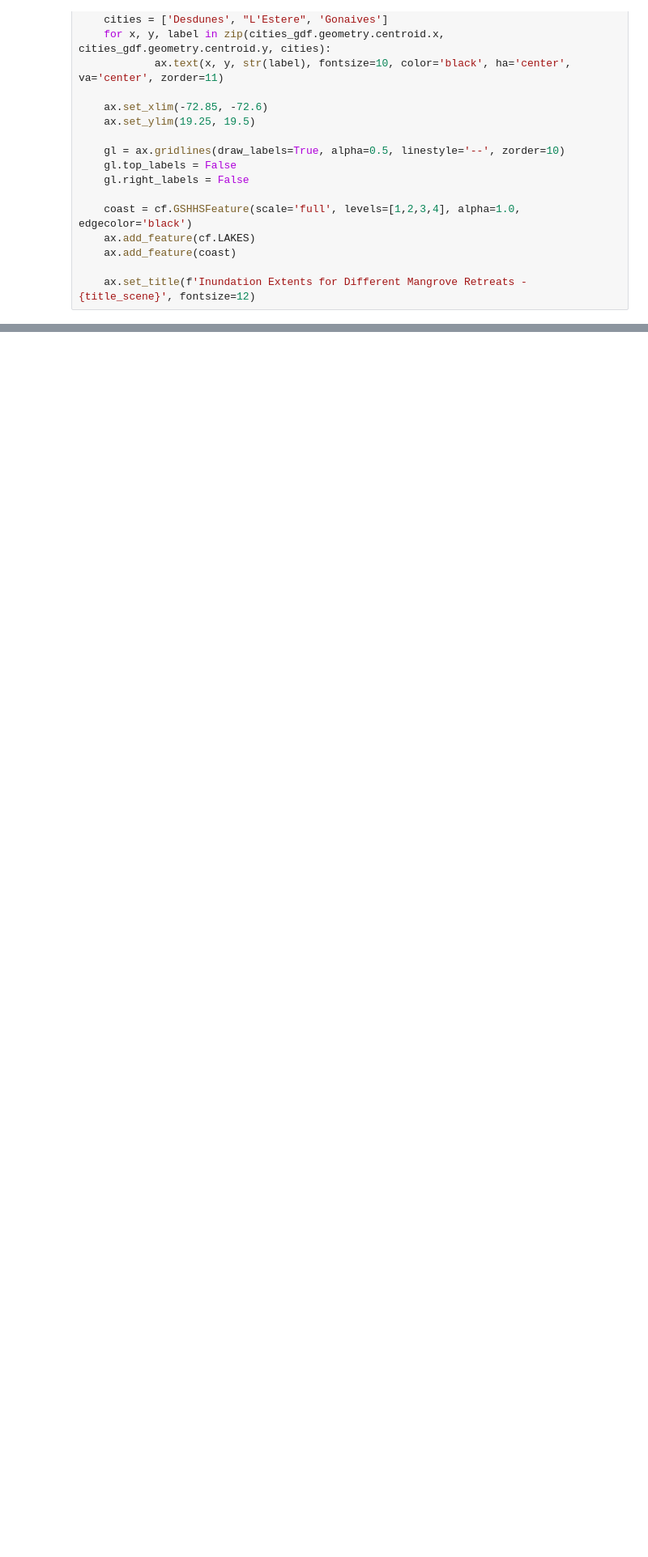
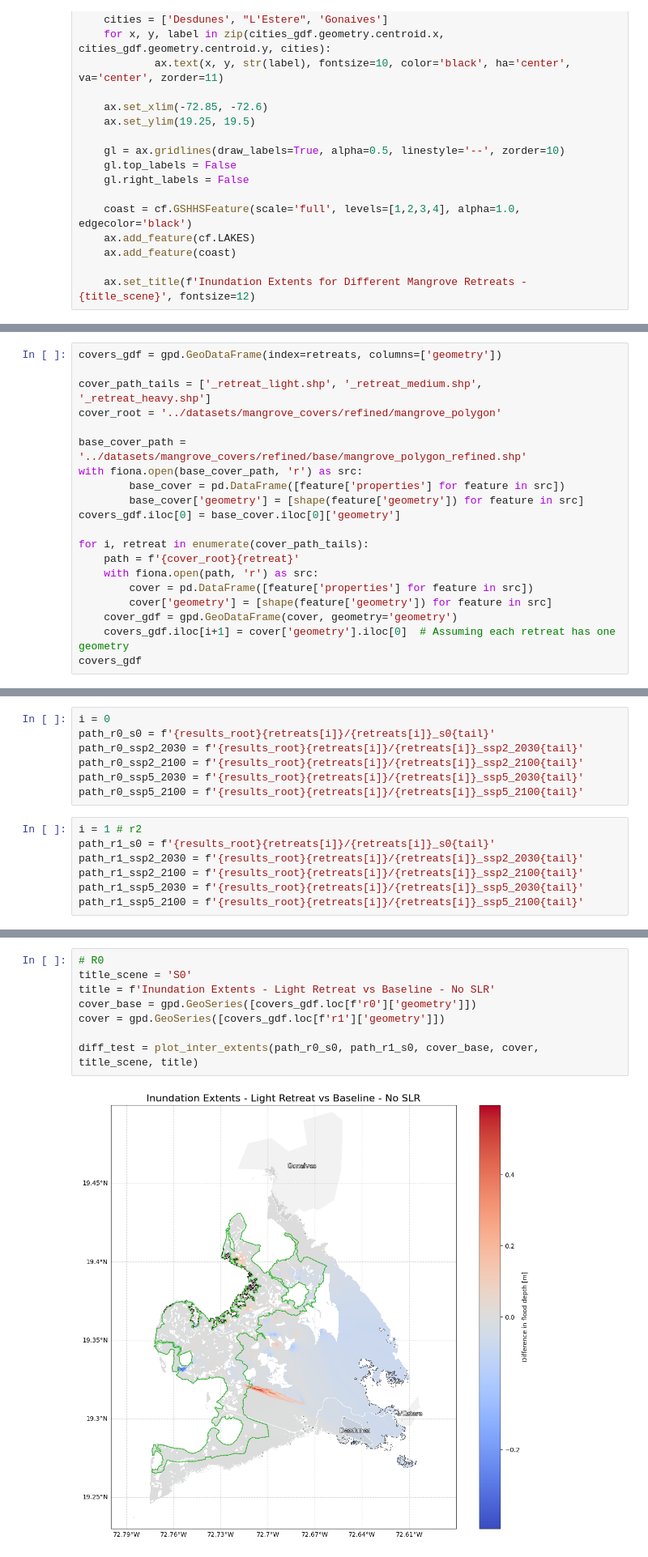
Before and after one commit to aesgeorges/LaGonaveFM, a Jupyter notebook: analysis/retreats.ipynb, the cells around one changed output, grey strips where cells are left out. Shown at 81% size. Cells and saved outputs as stored; diff of their text form; blank space fills up the shorter version.

```diff
--- a/analysis/retreats.ipynb
+++ b/analysis/retreats.ipynb
@@ -142,0 +402,20 @@ plot_flood_extent_comparisons(r0_data, r1_data, r2_data, r3_data,
+# %%
+covers_gdf = gpd.GeoDataFrame(index=retreats, columns=['geometry'])
+
+cover_path_tails = ['_retreat_light.shp', '_retreat_medium.shp', '_retreat_heavy.shp']
+cover_root = '../datasets/mangrove_covers/refined/mangrove_polygon'
+
+base_cover_path = '../datasets/mangrove_covers/refined/base/mangrove_polygon_refined.shp'
+with fiona.open(base_cover_path, 'r') as src:
+        base_cover = pd.DataFrame([feature['properties'] for feature in src])
+        base_cover['geometry'] = [shape(feature['geometry']) for feature in src]
+covers_gdf.iloc[0] = base_cover.iloc[0]['geometry']
+
+for i, retreat in enumerate(cover_path_tails):
+    path = f'{cover_root}{retreat}'
+    with fiona.open(path, 'r') as src:
+        cover = pd.DataFrame([feature['properties'] for feature in src])
+        cover['geometry'] = [shape(feature['geometry']) for feature in src]
+    cover_gdf = gpd.GeoDataFrame(cover, geometry='geometry')
+    covers_gdf.iloc[i+1] = cover['geometry'].iloc[0]  # Assuming each retreat has one geometry
+covers_gdf
@@ -142,0 +428,14 @@ plot_flood_extent_comparisons(r0_data, r1_data, r2_data, r3_data,
+# %%
+i = 0
+path_r0_s0 = f'{results_root}{retreats[i]}/{retreats[i]}_s0{tail}'
+path_r0_ssp2_2030 = f'{results_root}{retreats[i]}/{retreats[i]}_ssp2_2030{tail}'
+path_r0_ssp2_2100 = f'{results_root}{retreats[i]}/{retreats[i]}_ssp2_2100{tail}'
+path_r0_ssp5_2030 = f'{results_root}{retreats[i]}/{retreats[i]}_ssp5_2030{tail}'
+path_r0_ssp5_2100 = f'{results_root}{retreats[i]}/{retreats[i]}_ssp5_2100{tail}'
+# %%
+i = 1 # r2
+path_r1_s0 = f'{results_root}{retreats[i]}/{retreats[i]}_s0{tail}'
+path_r1_ssp2_2030 = f'{results_root}{retreats[i]}/{retreats[i]}_ssp2_2030{tail}'
+path_r1_ssp2_2100 = f'{results_root}{retreats[i]}/{retreats[i]}_ssp2_2100{tail}'
+path_r1_ssp5_2030 = f'{results_root}{retreats[i]}/{retreats[i]}_ssp5_2030{tail}'
+path_r1_ssp5_2100 = f'{results_root}{retreats[i]}/{retreats[i]}_ssp5_2100{tail}'
@@ -142,0 +458,10 @@ plot_flood_extent_comparisons(r0_data, r1_data, r2_data, r3_data,
+# %%
+# R0
+title_scene = 'S0'
+title = f'Inundation Extents - Light Retreat vs Baseline - No SLR'
+cover_base = gpd.GeoSeries([covers_gdf.loc[f'r0']['geometry']])
+cover = gpd.GeoSeries([covers_gdf.loc[f'r1']['geometry']])
+
+diff_test = plot_inter_extents(path_r0_s0, path_r1_s0, cover_base, cover, title_scene, title)
+# %% [output]
+[figure, added]
```
Also changed, not shown: parts of 35 cells of this notebook, 25 other files.
